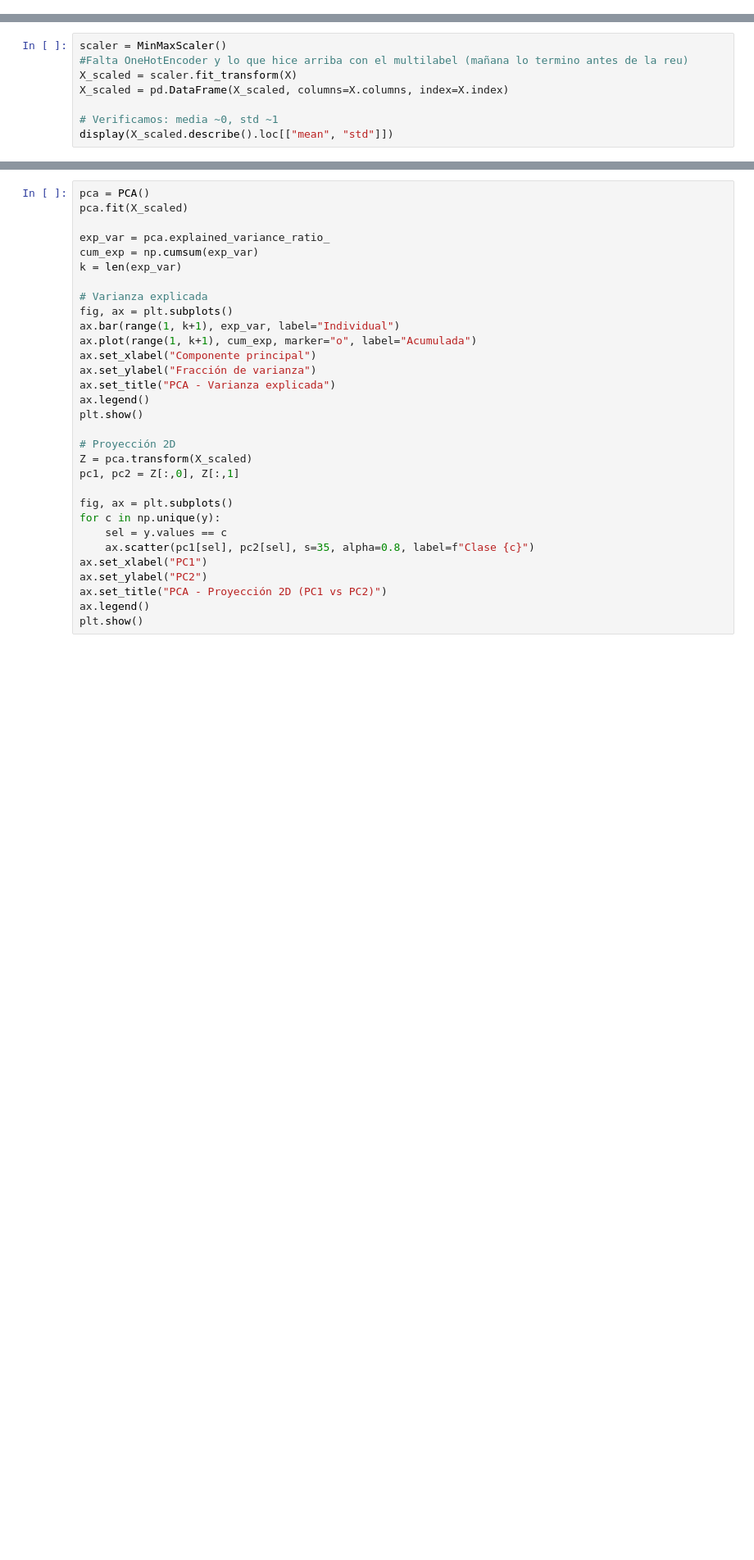
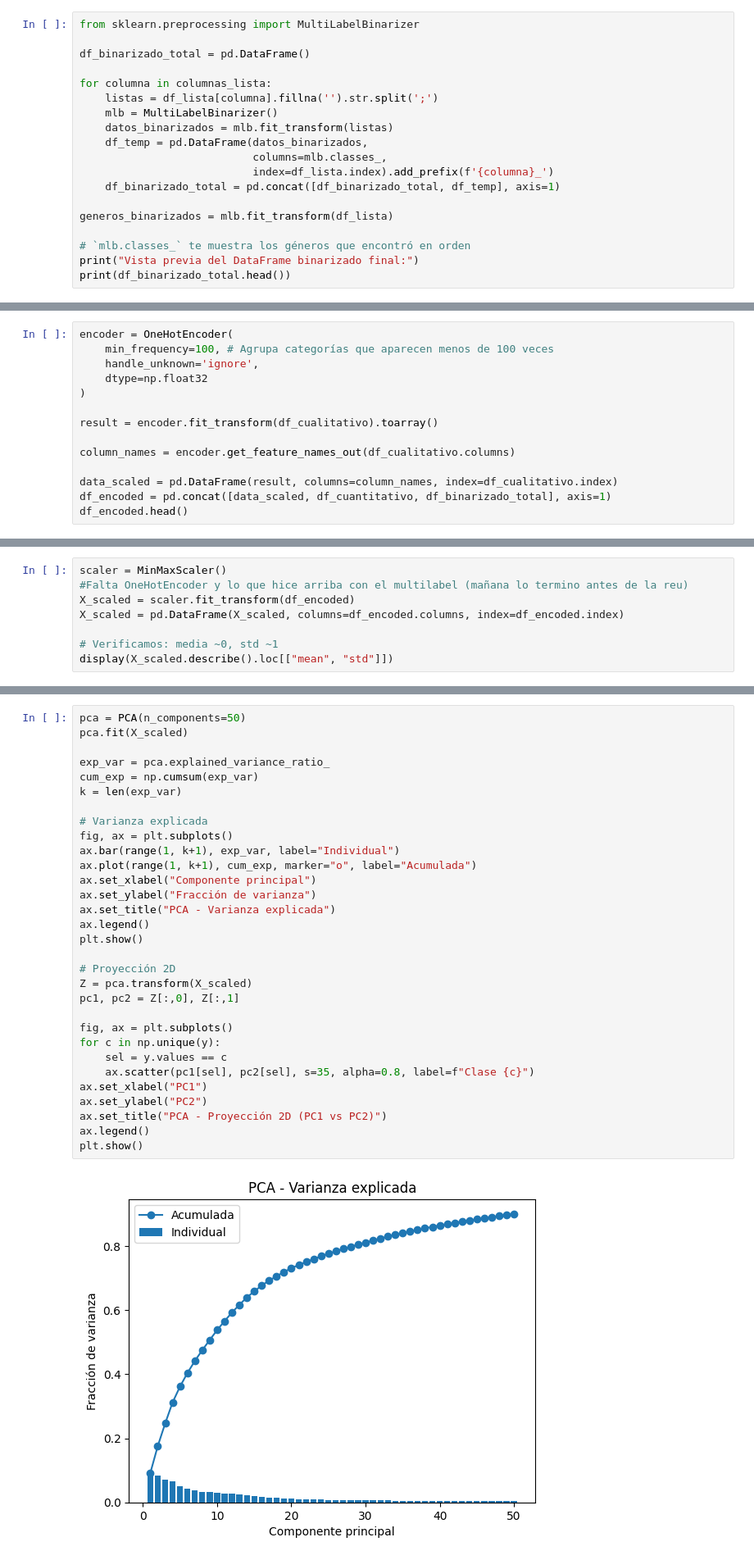
Before and after one commit to Checho-ramirijaz2014/proyecto_min, a Jupyter notebook: data_handler.ipynb, the cells around one changed output, grey strips where cells are left out. Shown at 82% size. Cells and saved outputs as stored; diff of their text form; blank space fills up the shorter version.

Commit message:
ya hice onhotencoder y multilabelbinarizer para los atributos cualitativos y con listas además de un pca y matriz de covarianza, falta ver lo de los modelos

```diff
--- a/data_handler.ipynb
+++ b/data_handler.ipynb
@@ -122,0 +106,19 @@ print(df_generos)
+# %%
+from sklearn.preprocessing import MultiLabelBinarizer
+
+df_binarizado_total = pd.DataFrame()
+
+for columna in columnas_lista:
+    listas = df_lista[columna].fillna('').str.split(';')
+    mlb = MultiLabelBinarizer()
+    datos_binarizados = mlb.fit_transform(listas)
+    df_temp = pd.DataFrame(datos_binarizados,
+                           columns=mlb.classes_,
+                           index=df_lista.index).add_prefix(f'{columna}_')
+    df_binarizado_total = pd.concat([df_binarizado_total, df_temp], axis=1)
+
+generos_binarizados = mlb.fit_transform(df_lista)
+
+# `mlb.classes_` te muestra los géneros que encontró en orden
+print("Vista previa del DataFrame binarizado final:")
+print(df_binarizado_total.head())
@@ -122,0 +143,14 @@ print(df_generos)
+# %%
+encoder = OneHotEncoder(
+    min_frequency=100, # Agrupa categorías que aparecen menos de 100 veces
+    handle_unknown='ignore',
+    dtype=np.float32
+)
+
+result = encoder.fit_transform(df_cualitativo).toarray()
+
+column_names = encoder.get_feature_names_out(df_cualitativo.columns)
+
+data_scaled = pd.DataFrame(result, columns=column_names, index=df_cualitativo.index)
+df_encoded = pd.concat([data_scaled, df_cuantitativo, df_binarizado_total], axis=1)
+df_encoded.head()
@@ -123,8 +165,8 @@ print(df_generos)
 # %%
 scaler = MinMaxScaler()
 #Falta OneHotEncoder y lo que hice arriba con el multilabel (mañana lo termino antes de la reu)
-X_scaled = scaler.fit_transform(X)
-X_scaled = pd.DataFrame(X_scaled, columns=X.columns, index=X.index)
+X_scaled = scaler.fit_transform(df_encoded)
+X_scaled = pd.DataFrame(X_scaled, columns=df_encoded.columns, index=df_encoded.index)
 
 # Verificamos: media ~0, std ~1
 display(X_scaled.describe().loc[["mean", "std"]])
@@ -133,31 +178,33 @@ ValueError: could not convert string to float: 'Team Fortress Classic'
 # %%
-pca = PCA()
+pca = PCA(n_components=50)
 pca.fit(X_scaled)
 
 exp_var = pca.explained_variance_ratio_
 cum_exp = np.cumsum(exp_var)
 k = len(exp_var)
 
 # Varianza explicada
 fig, ax = plt.subplots()
 ax.bar(range(1, k+1), exp_var, label="Individual")
 ax.plot(range(1, k+1), cum_exp, marker="o", label="Acumulada")
 ax.set_xlabel("Componente principal")
 ax.set_ylabel("Fracción de varianza")
 ax.set_title("PCA - Varianza explicada")
 ax.legend()
 plt.show()
 
 # Proyección 2D
 Z = pca.transform(X_scaled)
 pc1, pc2 = Z[:,0], Z[:,1]
 
 fig, ax = plt.subplots()
 for c in np.unique(y):
     sel = y.values == c
     ax.scatter(pc1[sel], pc2[sel], s=35, alpha=0.8, label=f"Clase {c}")
 ax.set_xlabel("PC1")
 ax.set_ylabel("PC2")
 ax.set_title("PCA - Proyección 2D (PC1 vs PC2)")
 ax.legend()
 plt.show()
+# %% [output]
+[figure, added]
```
Also changed, not shown: parts of 10 cells of this notebook, 1 other file.
